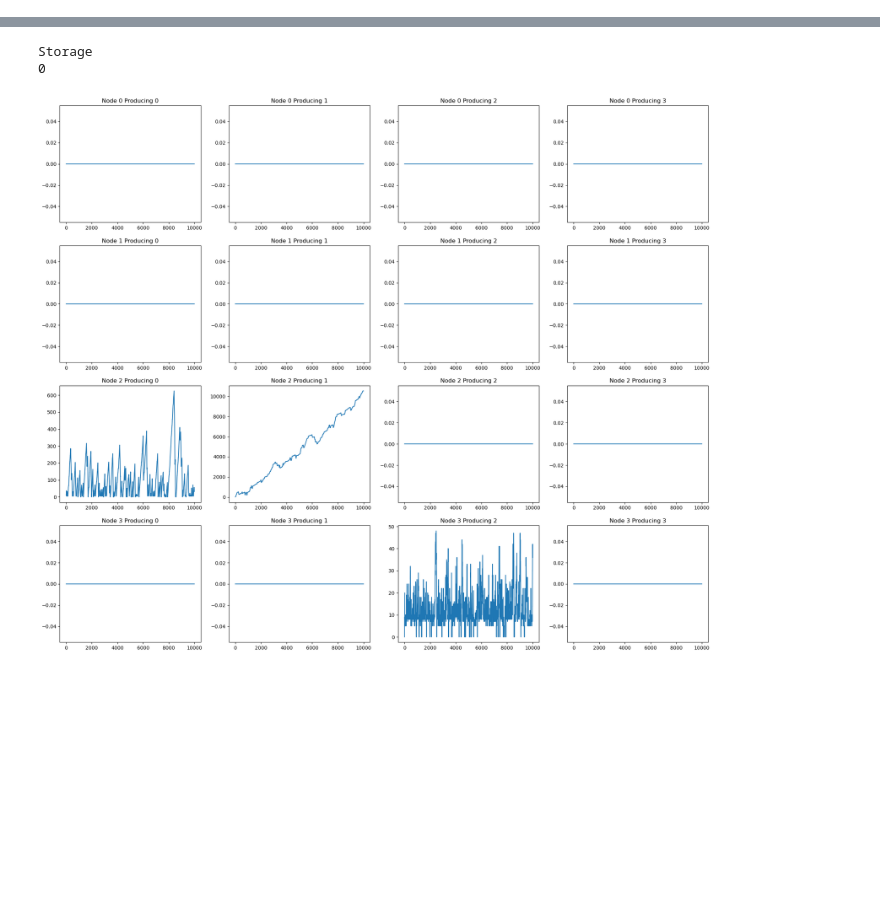
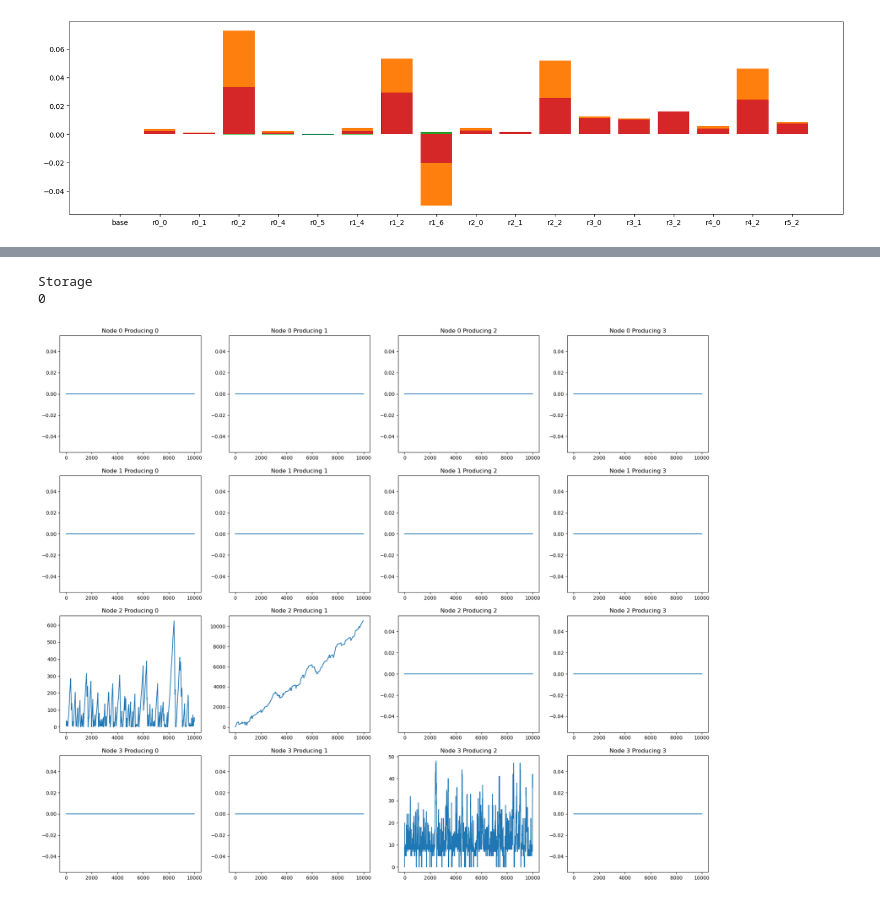
Before and after one commit to nachtflug6/BusinessRiskSim, a Jupyter notebook: test.ipynb, the cells around one changed output, grey strips where cells are left out. Cells and saved outputs as stored; diff of their text form; code cells hidden in the pictures; blank space fills up the shorter version.

Commit message:
new results

```diff
--- a/test.ipynb
+++ b/test.ipynb
@@ -32,14 +34,56 @@ risks = [Risk(0.001, 0.1, 10, [0]),  # Software brakedown, once a year
 # %%
 loss_f0 = lambda a, b: (1 - (a - b) / a)
-loss_f1 = lambda a, b: th.where(a == b, 0, 1)
+loss_f1 = lambda a, b: th.where(a == b, 1, 0)
 loss_f2 = lambda a, b: (1 - (th.pow(a - b, 2) / th.pow(a, 2)))
-loss_fs = [loss_f0, loss_f1, loss_f2]
+loss_f3 = lambda a, b: th.where(a == b, 1, (0.5 - ((a - b) / (2 * a))))
 
-modes = ['r', 'i', 't']
-factors = np.arange(1, 10) / 10
+loss_fs = [loss_f1, loss_f3]
 
-t_run = 100
-num_results = 100
+modes = ['p', 'i', 't']
+factors = np.arange(1, 11) / 10
+
+t_run = 1000
+num_results = 100000
 
 sim = GoodFlowSim(prod_mods, trans_mods, risks, 4, num_runs=num_results, device='cuda')
+
+denom_list = ['base'] + sim.riskgen.risk_name
+# %%
+import pandas as pd
+import matplotlib.pyplot as plt
+import numpy as np
+
+p_f0 = pd.read_csv('results/result_2/p_f0.csv', sep=';')
+p_f1 = pd.read_csv('results/result_2/p_f1.csv', sep=';')
+p_f2 = pd.read_csv('results/result_2/p_f2.csv', sep=';')
+p_f3 = pd.read_csv('results/result_2/p_f3.csv', sep=';')
+
+
+fig, axs = plt.subplots(figsize=(20, 5))
+
+for k in range(4):
+    p_fk = pd.read_csv('results/result_2/p_f' + str(k) + '.csv', sep=';')
+    mean = np.mean(p_fk.iloc[0])
+    std = np.std(p_fk.iloc[0])
+
+    p_fk_mean = p_fk.mean(axis=1)
+    p_fk_mean = p_fk_mean / p_fk_mean.iloc[0]
+    p_fk_mean -= 1
+
+    bar = axs.bar(denom_list, p_fk_mean)
+
+
+    # for i in range(len(p_fk.index) - 1):
+    #     line = (p_fk.iloc[i + 1])
+    #     axs[k].bar(denom_listnp.mean(line))
+    #     axs[k].legend(str(i))
+    #     # axs[k].set_ylim([0.85, 1.15])
+
+
+# for i in range(len(p_f0.index)):
+#     plt.plot(np.arange(1, 11), p_f0.iloc[i])
+#
+plt.show()
+# %% [output]
+[figure, added]
 # %%
```
Also changed, not shown: parts of 6 cells of this notebook, 30 other files.
